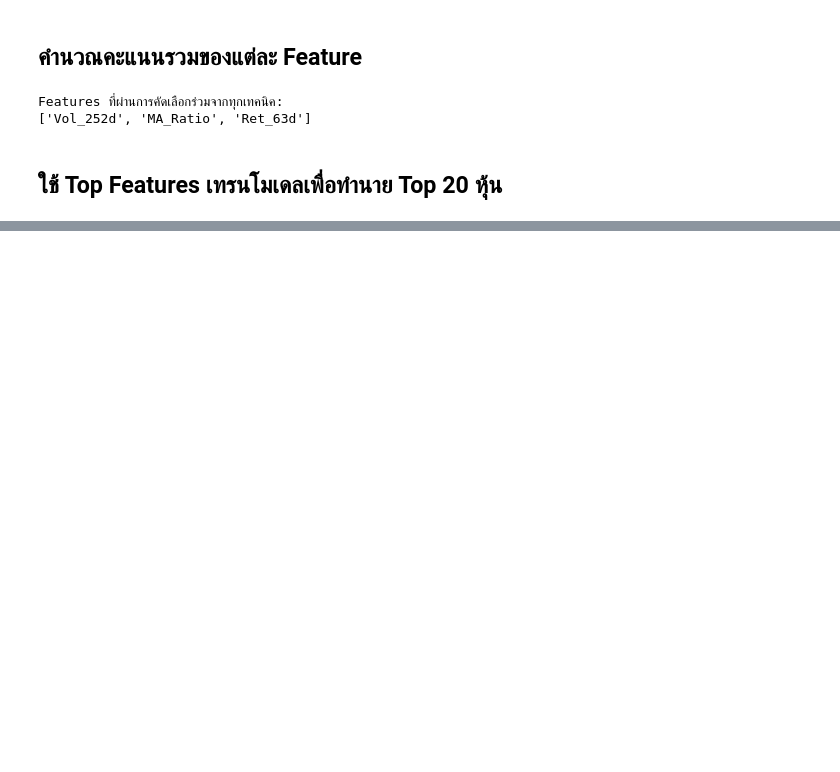
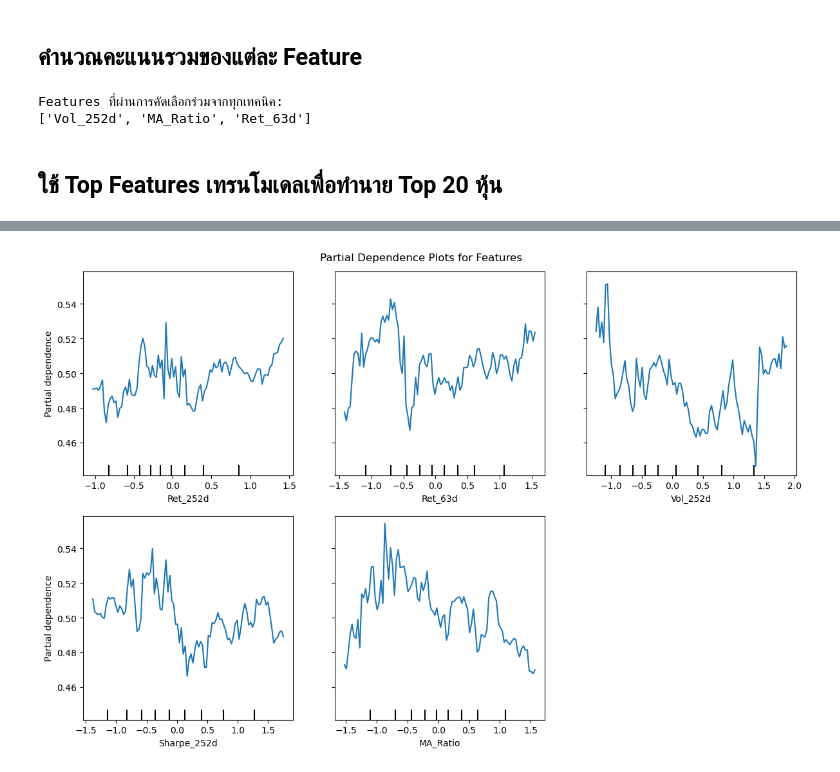
Before and after one commit to Piyawat1313/Data_Analysis, a Jupyter notebook: Machine-Learning/project-nadtaq/Features.ipynb, the cells around one changed output, grey strips where cells are left out. Cells and saved outputs as stored; diff of their text form; code cells hidden in the pictures; blank space fills up the shorter version.

```diff
--- a/Machine-Learning/project-nadtaq/Features.ipynb
+++ b/Machine-Learning/project-nadtaq/Features.ipynb
@@ -299,0 +397,12 @@ print(top_20_stocks)
+# %%
+import matplotlib.pyplot as plt
+from sklearn.inspection import PartialDependenceDisplay
+
+# พล็อต Partial Dependence Plot ของทุก Feature
+fig, ax = plt.subplots(figsize=(12, 8))
+PartialDependenceDisplay.from_estimator(rf, X_scaled, features=feature_cols, ax=ax)
+plt.suptitle('Partial Dependence Plots for Features')
+plt.tight_layout()
+plt.show()
+# %% [output]
+[figure, added]
```
Also changed, not shown: parts of 17 cells of this notebook, 3 other files.
